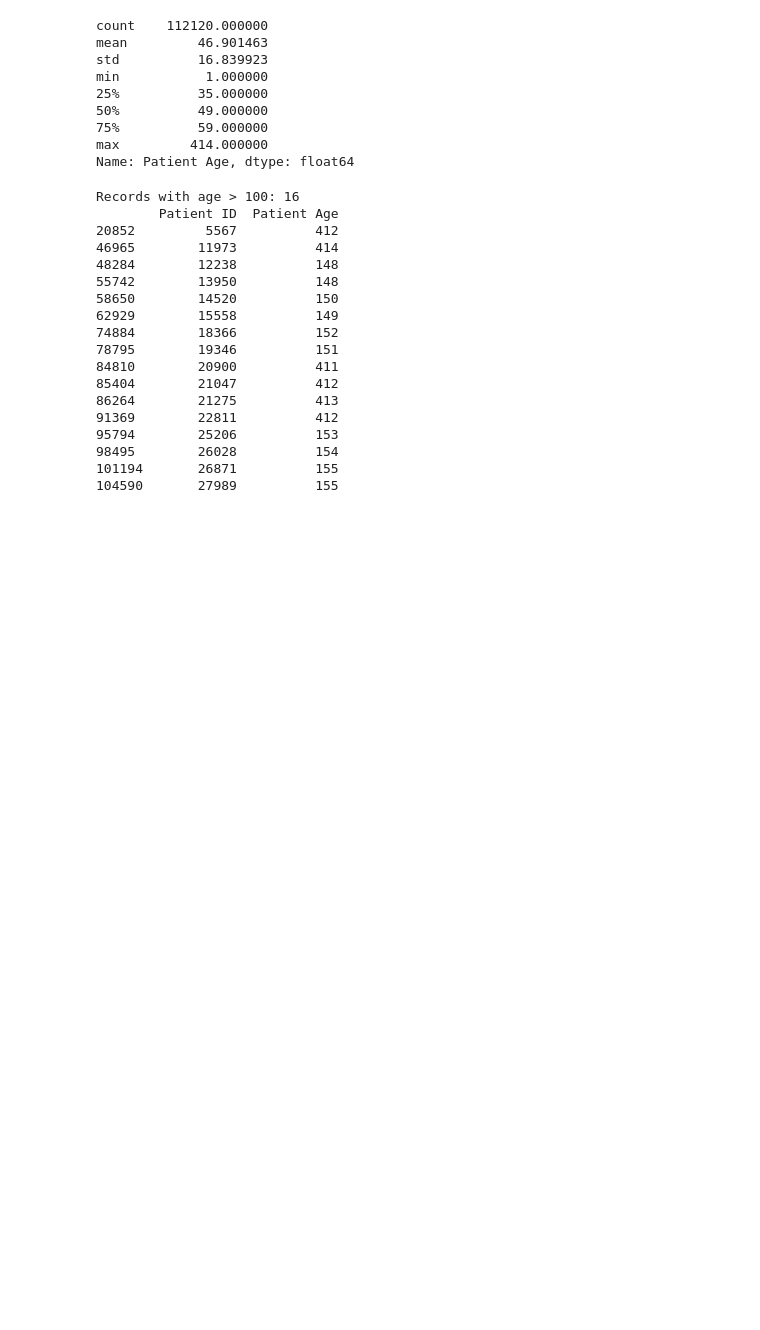
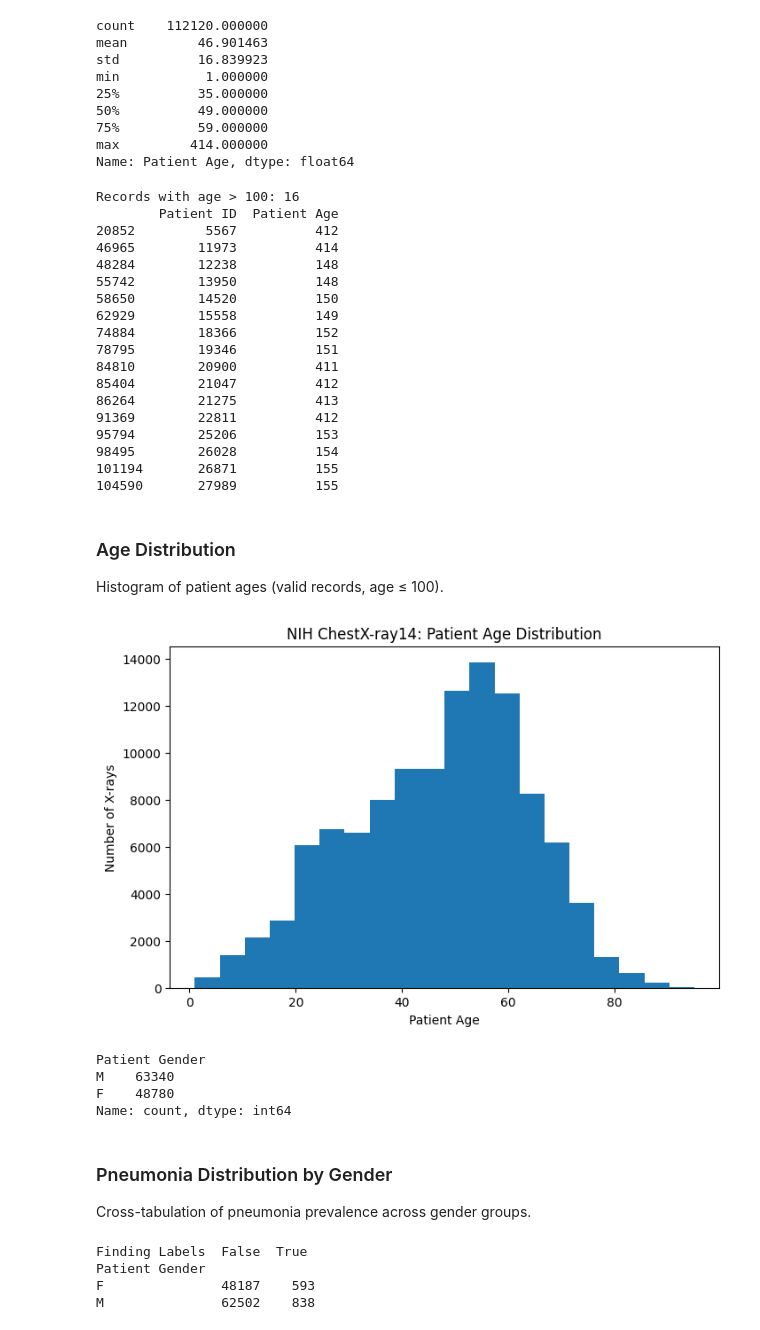
Before and after one commit to SakshamMangla1204/cross-domain-pneumonia-classification, a Jupyter notebook: nih-chest-xrays/notebooks/01_nih_dataset_analysis.ipynb, the cells around one changed output. Cells and saved outputs as stored; diff of their text form; code cells hidden in the pictures; blank space fills up the shorter version.

```diff
--- a/nih-chest-xrays/notebooks/01_nih_dataset_analysis.ipynb
+++ b/nih-chest-xrays/notebooks/01_nih_dataset_analysis.ipynb
@@ -196,3 +301,45 @@ Records with age > 100: 16
 98495        26028          154
 101194       26871          155
 104590       27989          155
+# %% [markdown]
+### Age Distribution
+
+Histogram of patient ages (valid records, age ≤ 100).
+# %%
+import matplotlib.pyplot as plt
+
+age_data = df[df["Patient Age"] <= 100]
+
+plt.figure(figsize=(8, 5))
+plt.hist(age_data["Patient Age"], bins=20)
+plt.title("NIH ChestX-ray14: Patient Age Distribution")
+plt.xlabel("Patient Age")
+plt.ylabel("Number of X-rays")
+plt.show()
+# %% [output]
+[figure, added]
+# %%
+gender_counts = df["Patient Gender"].value_counts()
+
+print(gender_counts)
+# %% [output]
+Patient Gender
+M    63340
+F    48780
+Name: count, dtype: int64
+# %% [markdown]
+### Pneumonia Distribution by Gender
+
+Cross-tabulation of pneumonia prevalence across gender groups.
+# %%
+pneumonia_by_gender = pd.crosstab(
+    df["Patient Gender"],
+    pneumonia_positive
+)
+
+print(pneumonia_by_gender)
+# %% [output]
+Finding Labels  False  True
+Patient Gender
+F               48187    593
+M               62502    838
```
Also changed, not shown: parts of 29 cells of this notebook, 6 other files.
